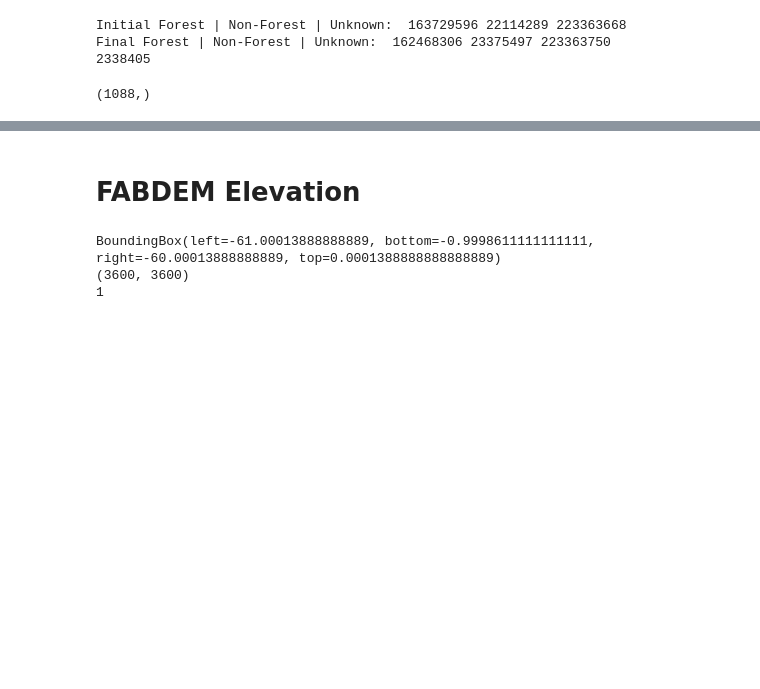
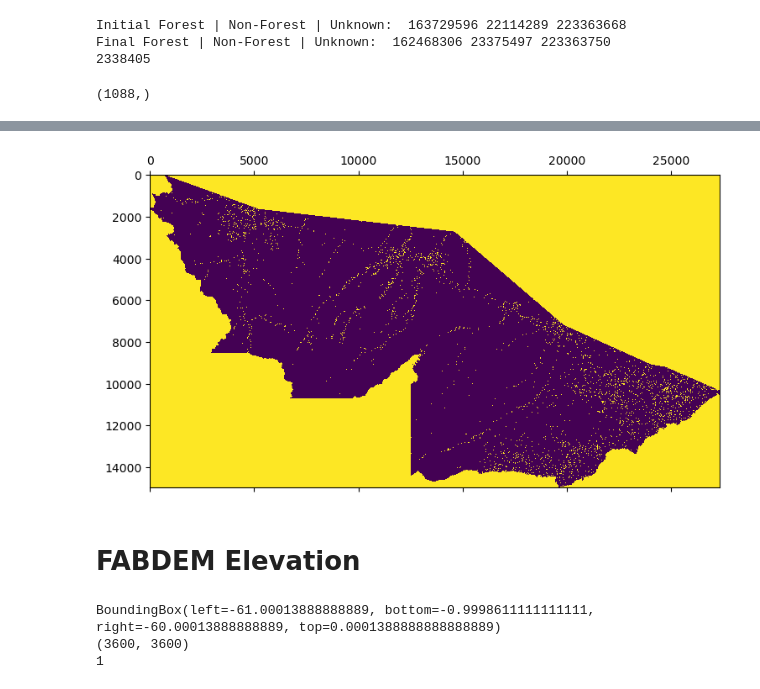
Before and after one commit to TimEngelmann/future-deforestation, a Jupyter notebook: notebooks/data_exploration.ipynb, the cells around one changed output, grey strips where cells are left out. Cells and saved outputs as stored; diff of their text form; code cells hidden in the pictures; blank space fills up the shorter version.

```diff
--- a/notebooks/data_exploration.ipynb
+++ b/notebooks/data_exploration.ipynb
@@ -174,0 +182,2 @@ deforestation_rates[deforestation_rates > 0].shape
+# %%
+bio_data = torch.stack(bio_data)
@@ -174,0 +188,7 @@ deforestation_rates[deforestation_rates > 0].shape
+# %%
+for i in np.arange(1, bio_data.shape[0]):
+    previously_observed = (bio_data[i] == 255) & (bio_data[i-1] != 255)
+    bio_data[i, previously_observed] = bio_data[i-1, previously_observed]
+# %%
+for i in np.arange(1, bio_data.shape[0]):
+    print(torch.count_nonzero((bio_data[i] == 255) & (bio_data[i-1] != 255)))
@@ -175,3 +211,19 @@ deforestation_rates[deforestation_rates > 0].shape
+# %%
+mask = bio_data[0] == 255
+for i in np.arange(1, bio_data.shape[0]):
+    # mask pixels forest <-> water
+
+    # mask forest <-> non-forest <-> forest
+    if i > 1:
+        mask = mask | ((bio_data[i-2] == 0) & (bio_data[i-1] != 0) & (bio_data[i] == 0))
+
+    # non-forest -> forest
+    mask = mask | ((bio_data[i-1] == 1) & (bio_data[i] == 0))
+# %%
+plt.matshow(mask)
+plt.show()
+# %% [output]
+[figure, added]
 # %% [markdown]
 # FABDEM Elevation
 # %%
```
Also changed, not shown: parts of 4 cells of this notebook, 6 other files.
